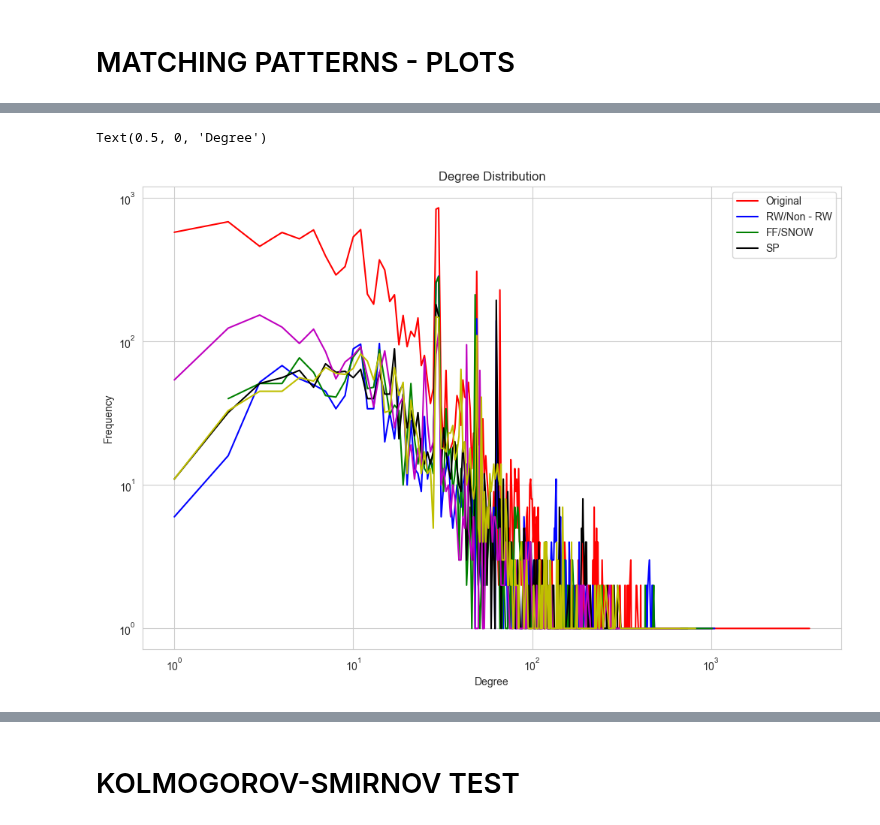
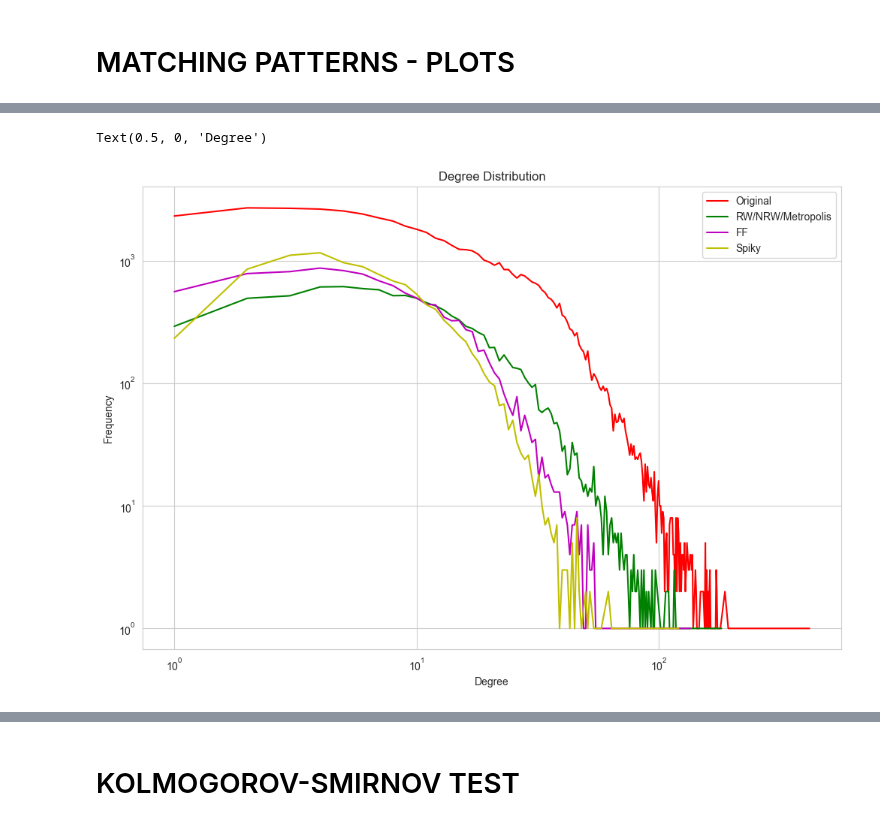
Before and after one commit to kyriakosar/Sampling-from-Networks, a Jupyter notebook: HR_dataset.ipynb, the cells around one changed output, grey strips where cells are left out. Cells and saved outputs as stored; diff of their text form; code cells hidden in the pictures.

```diff
--- a/HR_dataset.ipynb
+++ b/HR_dataset.ipynb
@@ -76,7 +76,7 @@ ts = time.time()
 
 from littleballoffur.exploration_sampling import MetropolisHastingsRandomWalkSampler
 
-sampler = MetropolisHastingsRandomWalkSampler(number_of_nodes = 2326)
+sampler = MetropolisHastingsRandomWalkSampler(number_of_nodes = 10915)
 
 metropolis_graph = sampler.sample(graph)
 
@@ -95,7 +95,7 @@ ts = time.time()
 
 from littleballoffur.exploration_sampling import ForestFireSampler
 
-sampler = ForestFireSampler(2326)
+sampler = ForestFireSampler(10915)
 
 ff_graph = sampler.sample(graph)
 
@@ -114,7 +114,7 @@ ts = time.time()
 
 from littleballoffur.exploration_sampling import SpikyBallSampler
 
-sampler = SpikyBallSampler(2326)
+sampler = SpikyBallSampler(10915)
 
 spiky_graph = sampler.sample(graph)
 
@@ -297,20 +297,20 @@ time.time() - ts
 # %%
 plt.figure(figsize=(12, 8))
 plt.loglog(deg, cnt, 'r-', label='original')
-plt.loglog(deg1,cnt1, 'b-', label='RW')
-plt.loglog(deg2,cnt2,'g-', label='Non - RW')
-plt.loglog(deg3, cnt3, 'k-', label='Metropolis')
+# plt.loglog(deg1,cnt1, 'b-', label='RW')
+# plt.loglog(deg2,cnt2,'k-', label='Non - RW')
+plt.loglog(deg3, cnt3, 'g-', label='Metropolis')
 plt.loglog(deg4, cnt4, 'm-', label='FF')
 plt.loglog(deg5, cnt5, 'y-', label='Spiky')
-plt.legend(['Original','RW/Non - RW','FF/SNOW','SP'])
+plt.legend(['Original','RW/NRW/Metropolis','FF','Spiky'])
 plt.title("Degree Distribution")
 plt.ylabel("Frequency")
 plt.yscale('log')
 # plt.xscale('log')
 plt.xlabel("Degree")
 # %% [output]
 Text(0.5, 0, 'Degree')
-[figure, old version]
+[figure, new version]
 # %%
 def degree_clustering(original, sample):
    degree = sample.degree()
```
Also changed, not shown: parts of 19 cells of this notebook, 15 other files.
